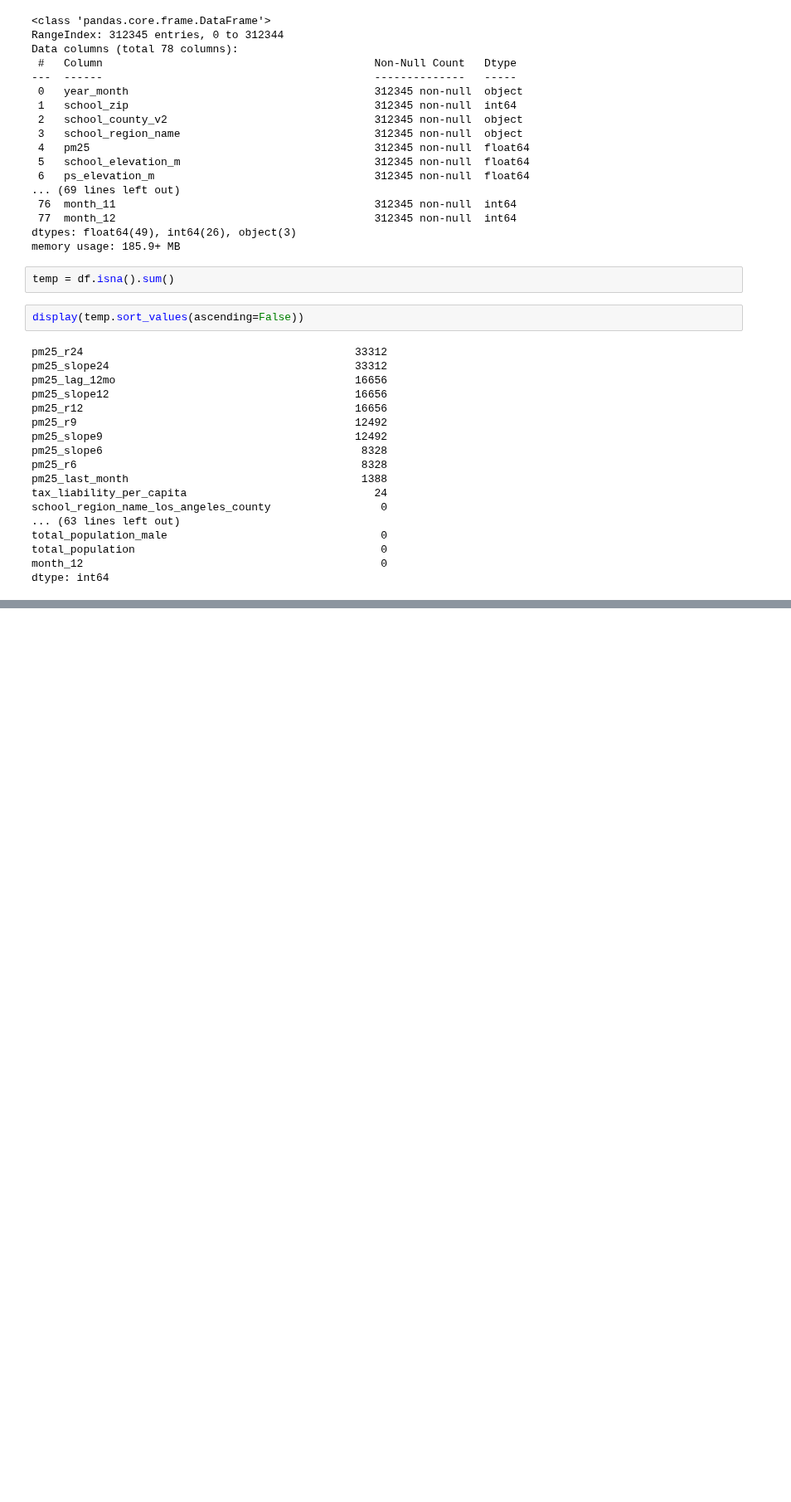
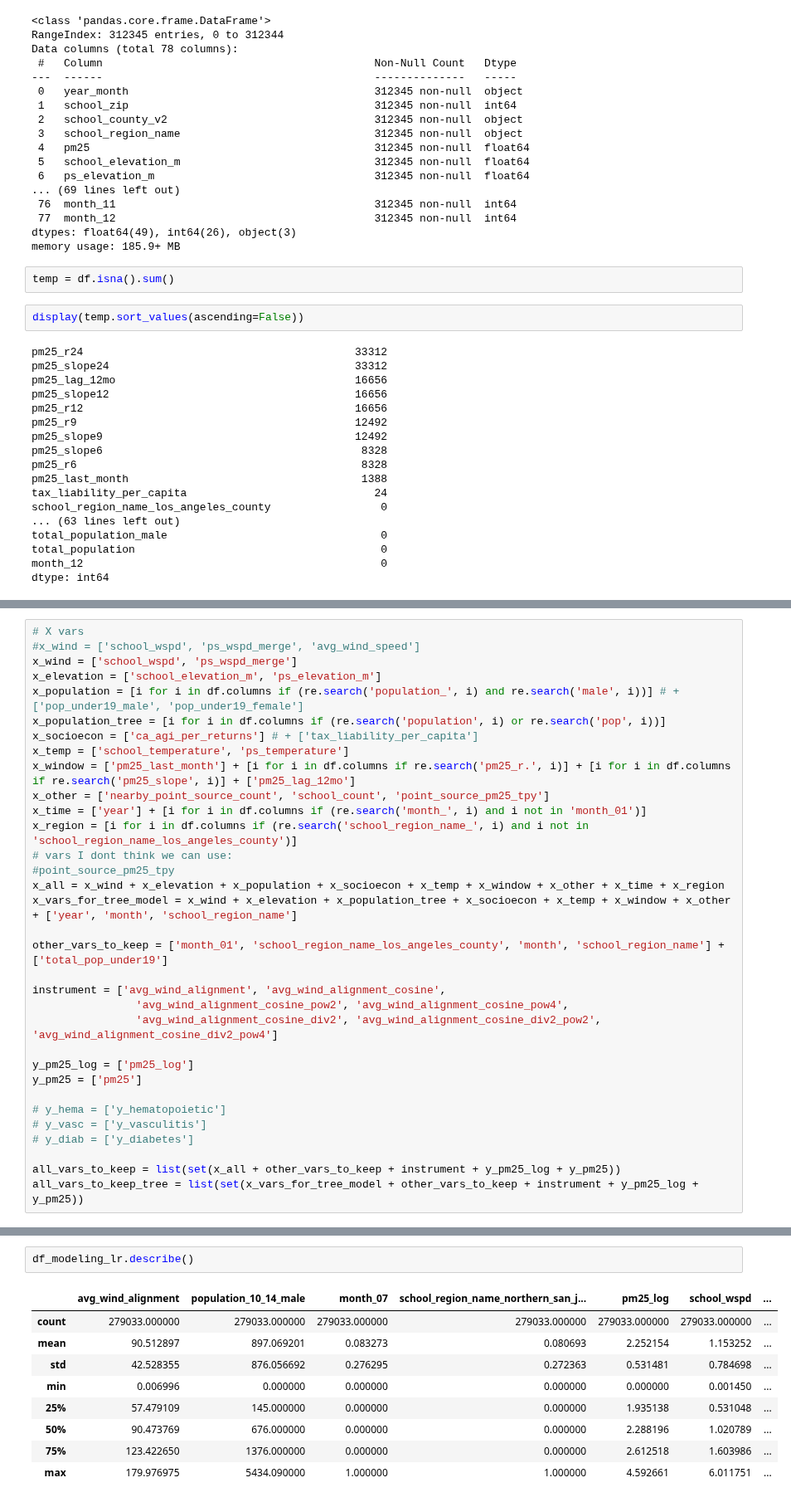
Before and after one commit to mattslyons/JLPS_capstone_project, a Jupyter notebook: modeling/aim2_ap_modeling_10-16-22.ipynb, the cells around one changed output, grey strips where cells are left out. Shown at 83% size. Drawn from its saved outputs; the diff is of its cells as text; blank space fills up the shorter version.

```diff
--- a/modeling/aim2_ap_modeling_10-16-22.ipynb
+++ b/modeling/aim2_ap_modeling_10-16-22.ipynb
@@ -146,0 +188,33 @@ dtype: int64
+# %%
+# X vars
+#x_wind = ['school_wspd', 'ps_wspd_merge', 'avg_wind_speed']
+x_wind = ['school_wspd', 'ps_wspd_merge']
+x_elevation = ['school_elevation_m', 'ps_elevation_m']
+x_population = [i for i in df.columns if (re.search('population_', i) and re.search('male', i))] # + ['pop_under19_male', 'pop_under19_female']
+x_population_tree = [i for i in df.columns if (re.search('population', i) or re.search('pop', i))]
+x_socioecon = ['ca_agi_per_returns'] # + ['tax_liability_per_capita']
+x_temp = ['school_temperature', 'ps_temperature']
+x_window = ['pm25_last_month'] + [i for i in df.columns if re.search('pm25_r.', i)] + [i for i in df.columns if re.search('pm25_slope', i)] + ['pm25_lag_12mo']
+x_other = ['nearby_point_source_count', 'school_count', 'point_source_pm25_tpy']
+x_time = ['year'] + [i for i in df.columns if (re.search('month_', i) and i not in 'month_01')]
+x_region = [i for i in df.columns if (re.search('school_region_name_', i) and i not in 'school_region_name_los_angeles_county')]
+# vars I dont think we can use:
+#point_source_pm25_tpy
+x_all = x_wind + x_elevation + x_population + x_socioecon + x_temp + x_window + x_other + x_time + x_region
+x_vars_for_tree_model = x_wind + x_elevation + x_population_tree + x_socioecon + x_temp + x_window + x_other + ['year', 'month', 'school_region_name']
+
+other_vars_to_keep = ['month_01', 'school_region_name_los_angeles_county', 'month', 'school_region_name'] +['total_pop_under19']
+
+instrument = ['avg_wind_alignment', 'avg_wind_alignment_cosine',
+                'avg_wind_alignment_cosine_pow2', 'avg_wind_alignment_cosine_pow4',
+                'avg_wind_alignment_cosine_div2', 'avg_wind_alignment_cosine_div2_pow2', 'avg_wind_alignment_cosine_div2_pow4']
+
+y_pm25_log = ['pm25_log']
+y_pm25 = ['pm25']
+
+# y_hema = ['y_hematopoietic']
+# y_vasc = ['y_vasculitis']
+# y_diab = ['y_diabetes']
+
+all_vars_to_keep = list(set(x_all + other_vars_to_keep + instrument + y_pm25_log + y_pm25))
+all_vars_to_keep_tree = list(set(x_vars_for_tree_model + other_vars_to_keep + instrument + y_pm25_log + y_pm25))
@@ -146,0 +290,12 @@ dtype: int64
+# %%
+df_modeling_lr.describe()
+# %% [output]
+|  | avg_wind_alignment | population_10_14_male | month_07 | school_region_name_northern_san_j... | pm25_log | school_wspd | ... |
+| count | 279033.000000 | 279033.000000 | 279033.000000 | 279033.000000 | 279033.000000 | 279033.000000 | ... |
+| mean | 90.512897 | 897.069201 | 0.083273 | 0.080693 | 2.252154 | 1.153252 | ... |
+| std | 42.528355 | 876.056692 | 0.276295 | 0.272363 | 0.531481 | 0.784698 | ... |
+| min | 0.006996 | 0.000000 | 0.000000 | 0.000000 | 0.000000 | 0.001450 | ... |
+| 25% | 57.479109 | 145.000000 | 0.000000 | 0.000000 | 1.935138 | 0.531048 | ... |
+| 50% | 90.473769 | 676.000000 | 0.000000 | 0.000000 | 2.288196 | 1.020789 | ... |
+| 75% | 123.422650 | 1376.000000 | 0.000000 | 0.000000 | 2.612518 | 1.603986 | ... |
+| max | 179.976975 | 5434.090000 | 1.000000 | 1.000000 | 4.592661 | 6.011751 | ... |
```
Also changed, not shown: parts of 28 cells of this notebook.
